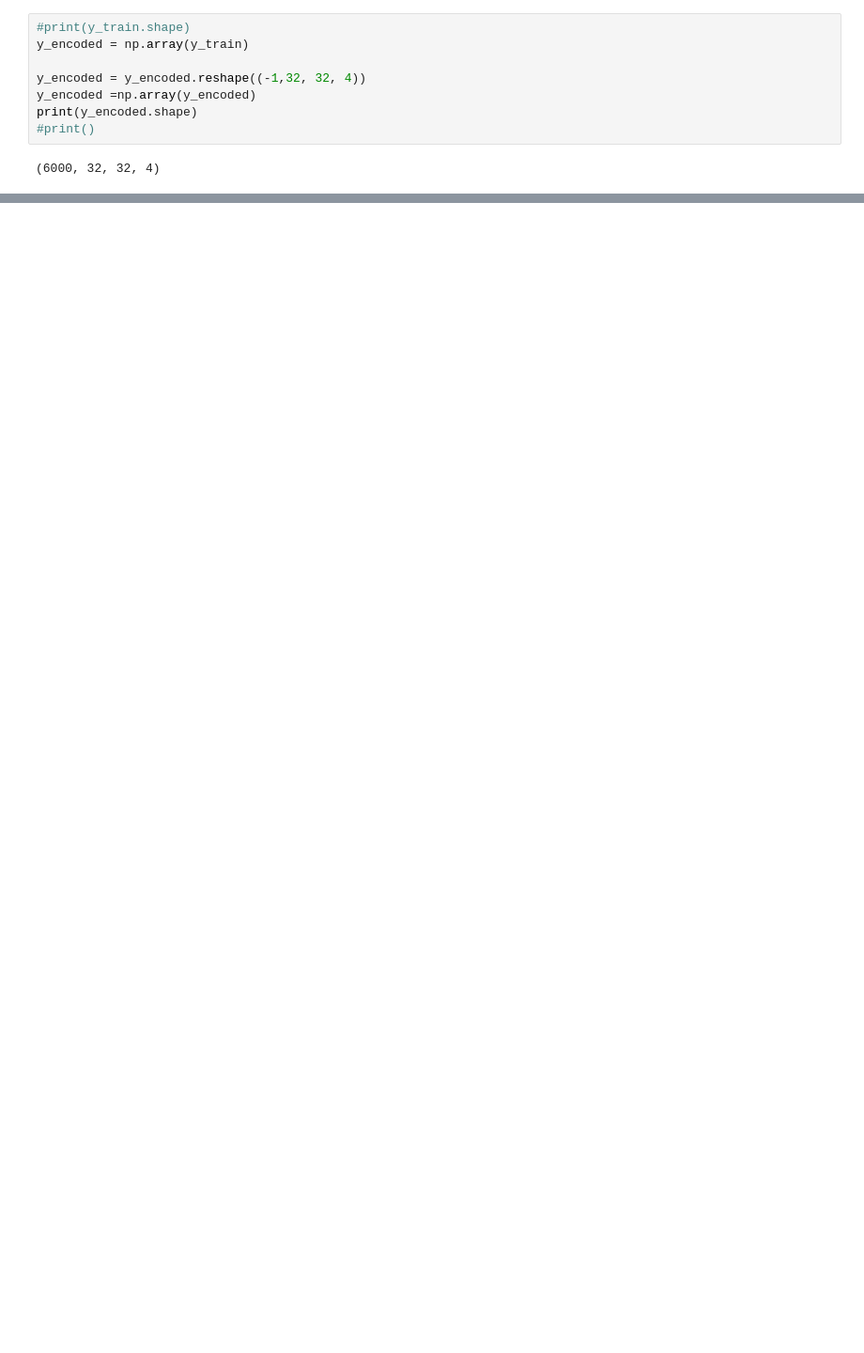
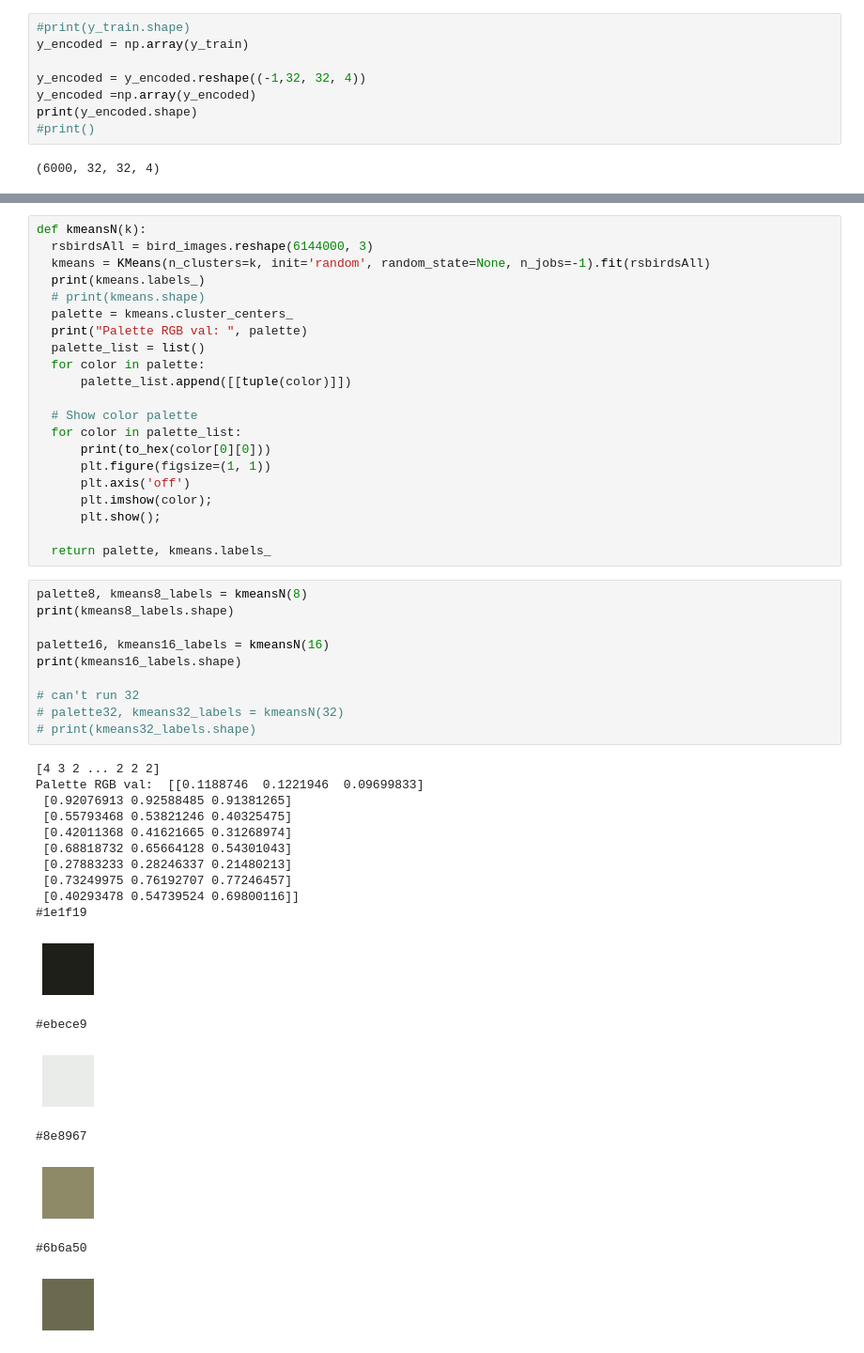
Before and after one commit to jungbok/CNN_Image_Colorization, a Jupyter notebook: lab6_CNN.ipynb, the cells around one changed output, grey strips where cells are left out. Shown at 94% size. Cells and saved outputs as stored; diff of their text form; blank space fills up the shorter version.

```diff
--- a/lab6_CNN.ipynb
+++ b/lab6_CNN.ipynb
@@ -379,0 +384,49 @@ plot10Images(k_color_pixels, bird_test_labels, bird_test_images, bird_test_label
+# %%
+def kmeansN(k):
+  rsbirdsAll = bird_images.reshape(6144000, 3)
+  kmeans = KMeans(n_clusters=k, init='random', random_state=None, n_jobs=-1).fit(rsbirdsAll)
+  print(kmeans.labels_)
+  # print(kmeans.shape)
+  palette = kmeans.cluster_centers_
+  print("Palette RGB val: ", palette)
+  palette_list = list()
+  for color in palette:
+      palette_list.append([[tuple(color)]])
+
+  # Show color palette
+  for color in palette_list:
+      print(to_hex(color[0][0]))
+      plt.figure(figsize=(1, 1))
+      plt.axis('off')
+      plt.imshow(color);
+      plt.show();
+
+  return palette, kmeans.labels_
+# %%
+palette8, kmeans8_labels = kmeansN(8)
+print(kmeans8_labels.shape)
+
+palette16, kmeans16_labels = kmeansN(16)
+print(kmeans16_labels.shape)
+
+# can't run 32
+# palette32, kmeans32_labels = kmeansN(32)
+# print(kmeans32_labels.shape)
+# %% [output]
+[4 3 2 ... 2 2 2]
+Palette RGB val:  [[0.1188746  0.1221946  0.09699833]
+ [0.92076913 0.92588485 0.91381265]
+ [0.55793468 0.53821246 0.40325475]
+ [0.42011368 0.41621665 0.31268974]
+ [0.68818732 0.65664128 0.54301043]
+ [0.27883233 0.28246337 0.21480213]
+ [0.73249975 0.76192707 0.77246457]
+ [0.40293478 0.54739524 0.69800116]]
+#1e1f19
+[figure, added]
+#ebece9
+[figure, added]
+#8e8967
+[figure, added]
+#6b6a50
+[figure, added]
```
Also changed, not shown: parts of 25 cells of this notebook.
